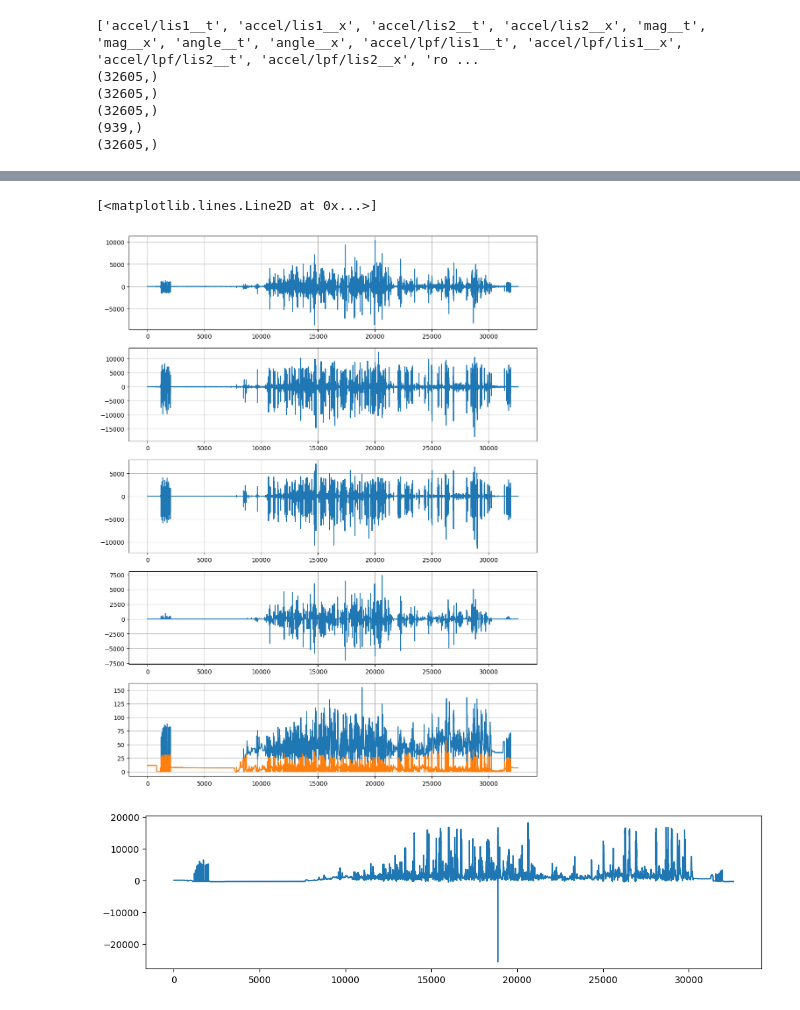
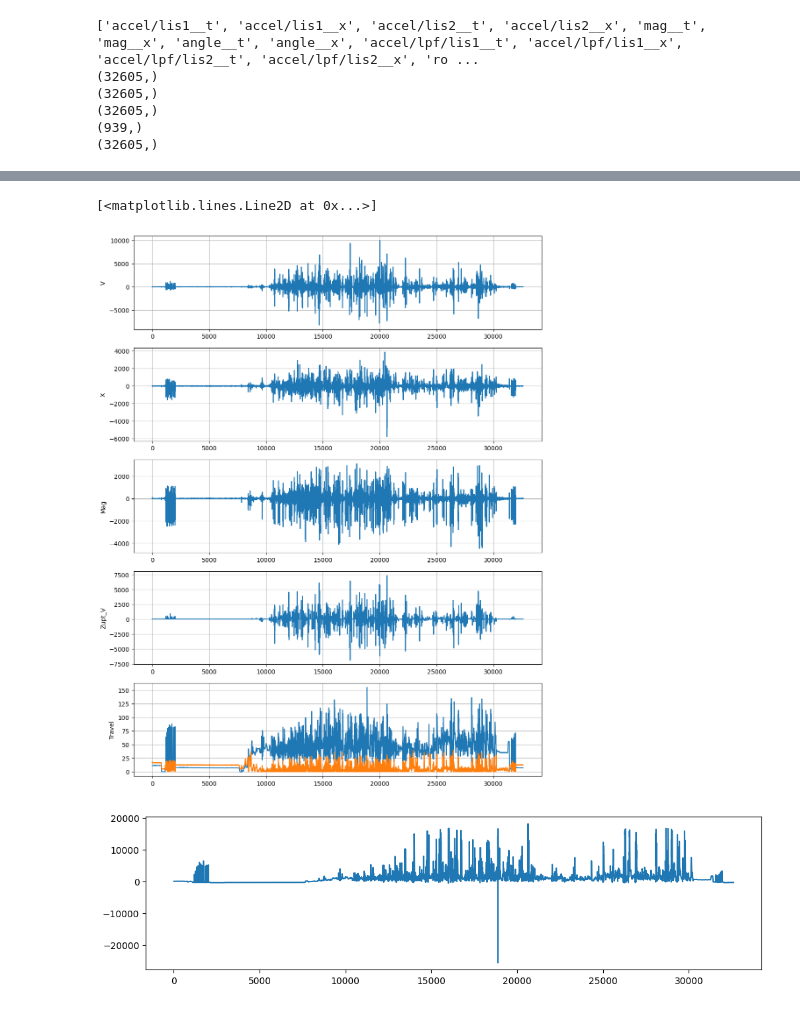
Before and after one commit to colinpate/sus, a Jupyter notebook: solver.ipynb, the cells around one changed output, grey strips where cells are left out. Saved outputs shown, nothing was run; the diff lists cells and outputs as text; code cells hidden in the pictures.

```diff
--- a/solver.ipynb
+++ b/solver.ipynb
@@ -85,4 +94,6 @@ num_samp = acc.shape[0]
 # %%
+# Define residual
+
 def calculate_res(vec, w):
     N = num_samp
     x = vec[:N]
@@ -99,7 +110,8 @@ def calculate_res(vec, w):
     v_res = acc_v - v[1:]        # (N-1,)
     x_res = acc_x - x[1:]        # (N-1,)
 
-    mag_pred_res = mag_pred_x[1:] - x[1:] - bx  # (N-1,)
+    mag_res_mask = ((mag[1:] > w.mag_x_thresh) + 1) / 2
+    mag_pred_res = (mag_pred_x[1:] - x[1:] - bx) * mag_res_mask  # (N-1,)
 
     # zv_res = v[i] if dense_mag_zv[i] else 0, for i=1..N-1
     zv_res = dense_mag_zv[1:] * v[1:]   # works if dense_mag_zv is bool or 0/1  -> (N-1,)
@@ -119,6 +131,7 @@ guess_vec[:num_samp] = mag_pred_x  # initial guess for x is the mag pred
 guess_vec[num_samp:num_samp*2] = np.cumsum(acc) * np.mean(dt_s)  # initial guess for v is just integrating accel
 guess_vec[-1] = 0  # initial guess for bias
 foo = time.time()
+w = Weights()
 res = calculate_res(guess_vec, w)
 print(time.time() - foo)
 print(np.mean(res), np.std(res))
@@ -127,13 +140 @@ print(np.mean(res), np.std(res))
 -81.49895025142004 2092.887797111782
-# %%
-print(res.shape)
-def plot_ress(res_i):
-    plt.figure(figsize=(12, 16))
-    for i in range(4):
-        plt.subplot(5, 1, i+1)
-        plt.plot([res_i[i + j * 4] for j in range(num_samp - 1)])
-        plt.grid()
-    plt.subplot(5, 1, 5)
-    plt.plot(travel)
-
-plot_ress(res)
@@ -186,13 +184,4 @@ def make_jac_sparsity(N, n_res_per_step=4, include_bias=True, include_bias_penal
         J[n_res - 1, ix_b] = True
 
     return J.tocsr()
-# %%
-# Create and define weights
-@dataclass
-class Weights:
-    v0: float = 40      # prior on v0 (m/s)
-    x0: float = 5e2      # prior on x0 (m)
-    mag_x: float = 800  # position anchor std (m)     (smaller = stronger mag)
-    zupt_v: float = 80  # velocity at ZUPT std (m/s)  (smaller = stronger ZUPT)
-    b: float = 1      # bias penalty (m/s^2)
 # %%
@@ -317,13 +319,25 @@ Velocity RMSE: 336.650, MAE: 243.510, ME: 176.380
 # %%
+# Plot each residual
+def plot_ress(res_i):
+    plt.figure(figsize=(12, 16))
+    for i, label in enumerate(["V", "X", "Mag", "Zupt_V"]):
+        plt.subplot(5, 1, i+1)
+        plt.plot([res_i[i + j * 4] for j in range(num_samp - 1)])
+        plt.grid()
+        plt.ylabel(label)
+    plt.subplot(5, 1, 5)
+    plt.plot(travel)
+    plt.ylabel("Travel")
+
 res_i = result.fun
 plot_ress(res_i)
 plt.plot(abs(res_x - travel))
 plt.grid()
 plt.figure(figsize=(12,3))
 plt.plot(mag)
 # %% [output]
 [<matplotlib.lines.Line2D at 0x...>]
-[figure, old version]
+[figure, new version]
 [figure]
 # %%
 plt.figure(figsize=(12,6))
```
Also changed, not shown: parts of 9 cells of this notebook, 4 other files.
